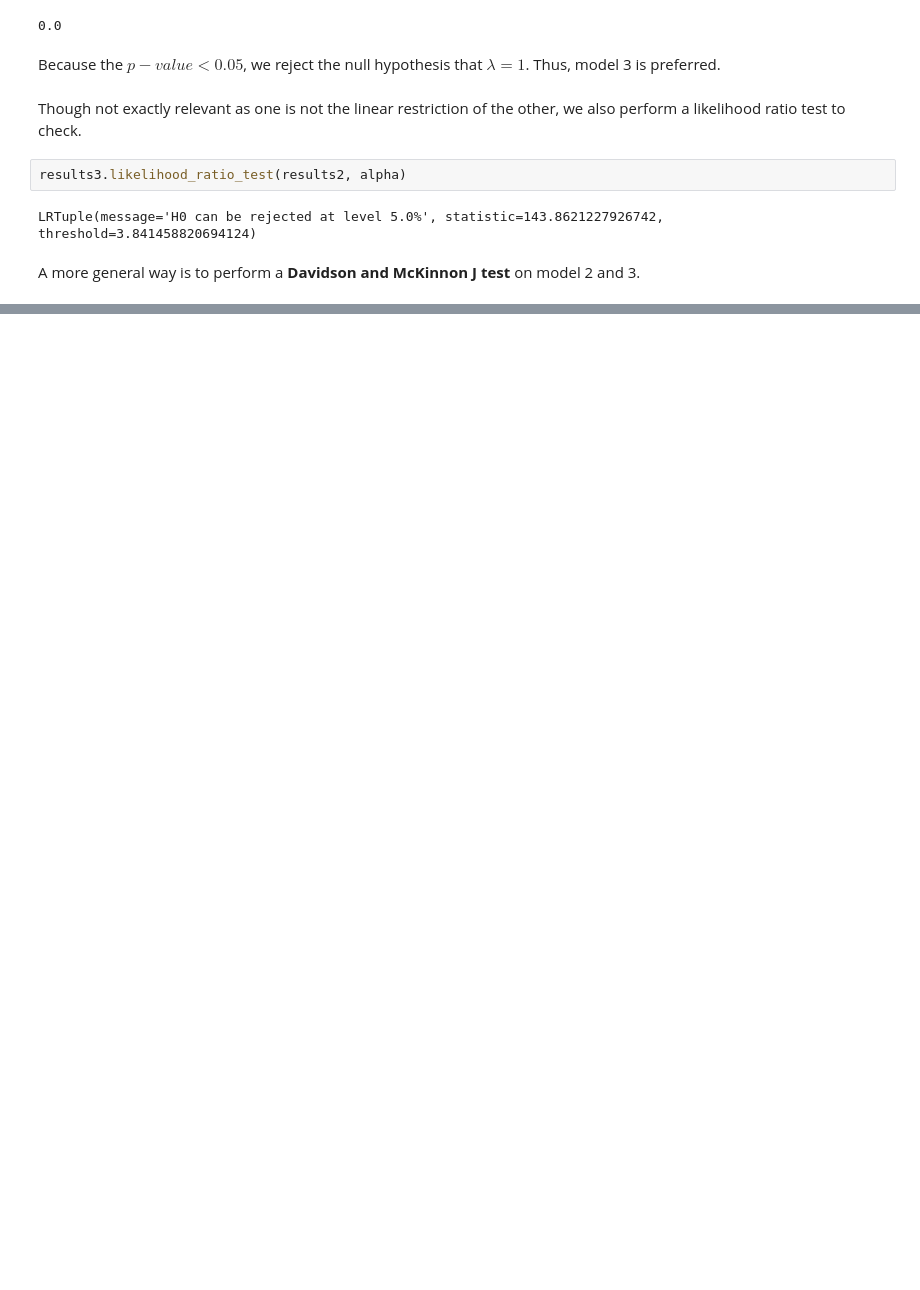
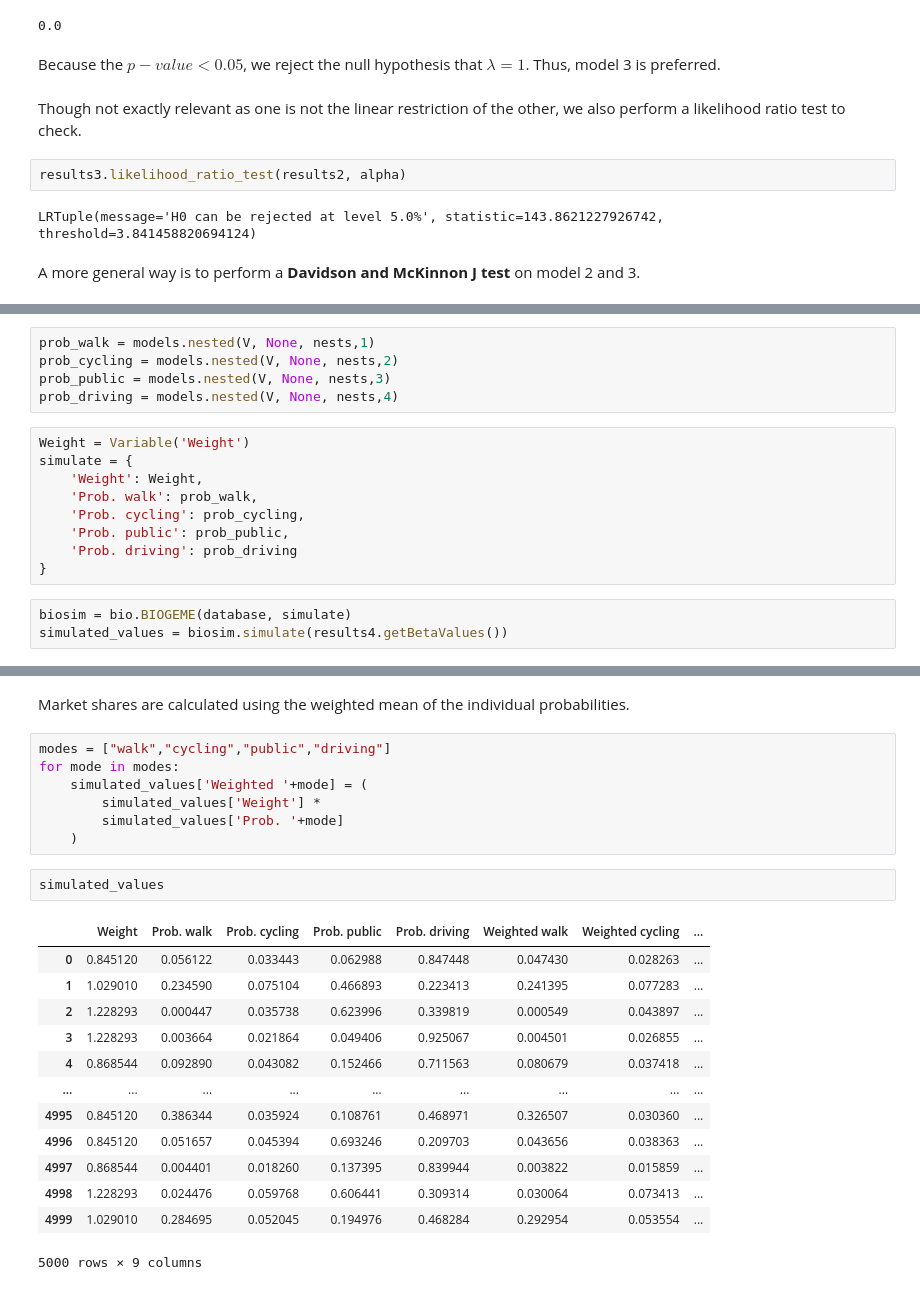
Before and after one commit to Germouche/mmb-project, a Jupyter notebook: Model0123.ipynb, the cells around one changed output, grey strips where cells are left out. Drawn from its saved outputs; the diff is of its cells as text; blank space fills up the shorter version.

Commit message:
market share and confidence interval

```diff
--- a/Model0123.ipynb
+++ b/Model0123.ipynb
@@ -464,0 +568,17 @@ model_4N_results.getEstimatedParameters()
+# %%
+prob_walk = models.nested(V, None, nests,1)
+prob_cycling = models.nested(V, None, nests,2)
+prob_public = models.nested(V, None, nests,3)
+prob_driving = models.nested(V, None, nests,4)
+# %%
+Weight = Variable('Weight')
+simulate = {
+    'Weight': Weight,
+    'Prob. walk': prob_walk,
+    'Prob. cycling': prob_cycling,
+    'Prob. public': prob_public,
+    'Prob. driving': prob_driving
+}
+# %%
+biosim = bio.BIOGEME(database, simulate)
+simulated_values = biosim.simulate(results4.getBetaValues())
@@ -464,0 +601,26 @@ model_4N_results.getEstimatedParameters()
+# %% [markdown]
+Market shares are calculated using the weighted mean of the
+individual probabilities.
+# %%
+modes = ["walk","cycling","public","driving"]
+for mode in modes:
+    simulated_values['Weighted '+mode] = (
+        simulated_values['Weight'] *
+        simulated_values['Prob. '+mode]
+    )
+# %%
+simulated_values
+# %% [output]
+|  | Weight | Prob. walk | Prob. cycling | Prob. public | Prob. driving | Weighted walk | Weighted cycling | ... |
+| 0 | 0.845120 | 0.056122 | 0.033443 | 0.062988 | 0.847448 | 0.047430 | 0.028263 | ... |
+| 1 | 1.029010 | 0.234590 | 0.075104 | 0.466893 | 0.223413 | 0.241395 | 0.077283 | ... |
+| 2 | 1.228293 | 0.000447 | 0.035738 | 0.623996 | 0.339819 | 0.000549 | 0.043897 | ... |
+| 3 | 1.228293 | 0.003664 | 0.021864 | 0.049406 | 0.925067 | 0.004501 | 0.026855 | ... |
+| 4 | 0.868544 | 0.092890 | 0.043082 | 0.152466 | 0.711563 | 0.080679 | 0.037418 | ... |
+| ... | ... | ... | ... | ... | ... | ... | ... | ... |
+| 4995 | 0.845120 | 0.386344 | 0.035924 | 0.108761 | 0.468971 | 0.326507 | 0.030360 | ... |
+| 4996 | 0.845120 | 0.051657 | 0.045394 | 0.693246 | 0.209703 | 0.043656 | 0.038363 | ... |
+| 4997 | 0.868544 | 0.004401 | 0.018260 | 0.137395 | 0.839944 | 0.003822 | 0.015859 | ... |
+| 4998 | 1.228293 | 0.024476 | 0.059768 | 0.606441 | 0.309314 | 0.030064 | 0.073413 | ... |
+| 4999 | 1.029010 | 0.284695 | 0.052045 | 0.194976 | 0.468284 | 0.292954 | 0.053554 | ... |
+5000 rows × 9 columns
```
Also changed, not shown: parts of 55 cells of this notebook.
